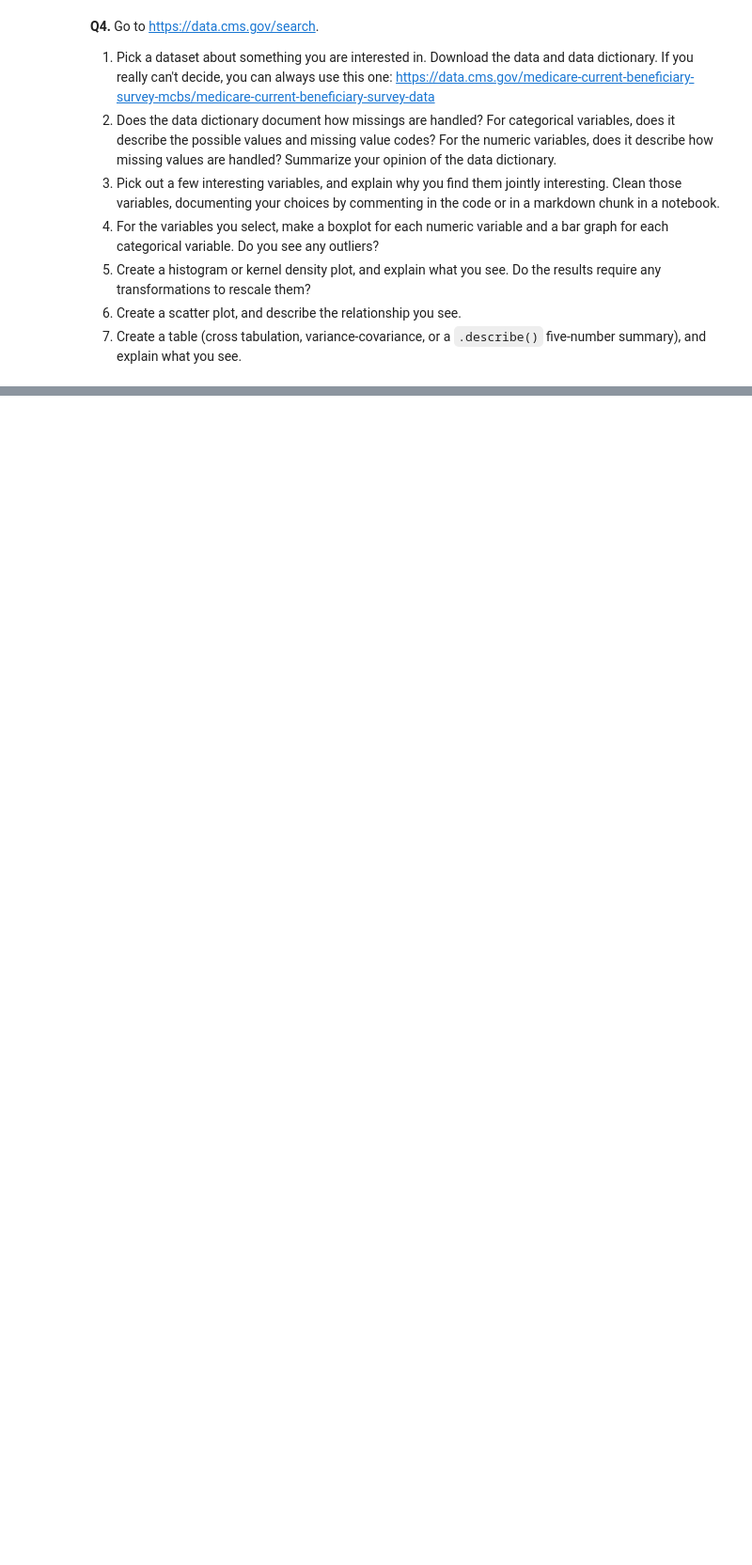
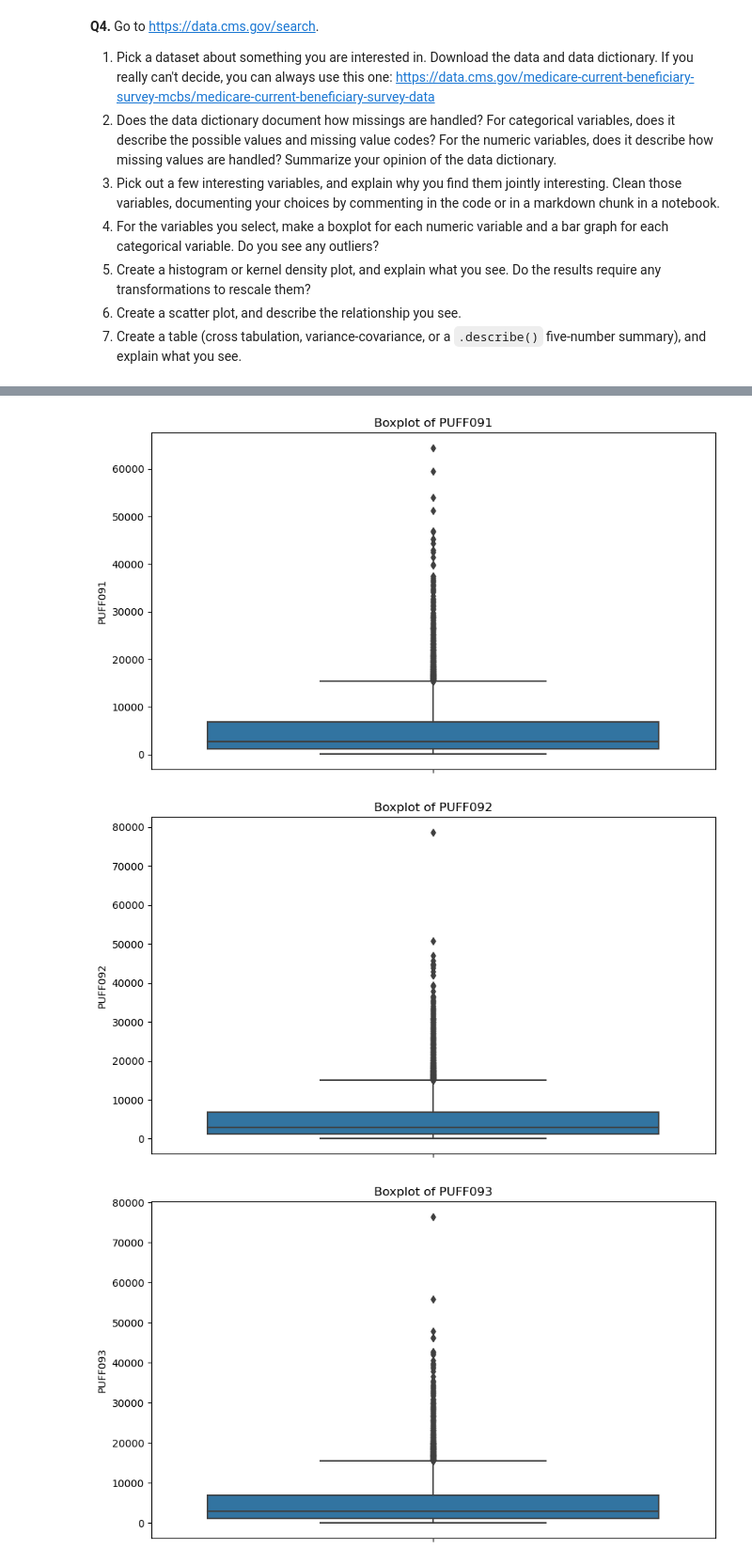
Before and after one commit to herinseo/visualization, a Jupyter notebook: assignment/assignment.ipynb, the cells around one changed output, grey strips where cells are left out. Shown at 94% size. Cells and saved outputs as stored; diff of their text form; code cells hidden in the pictures; blank space fills up the shorter version.

```diff
--- a/assignment/assignment.ipynb
+++ b/assignment/assignment.ipynb
@@ -248,3 +248,5 @@ For some context, the Federal government ultimately spent about $4.4 trillion in
 8. Create a table (cross tabulation, variance-covariance, or a `.describe()` five-number summary), and explain what you see.
 # %%
 # 1
+df_4 = pd.read_csv('./data/sfpuf2021_1_fall.csv', low_memory=False)
+df_4.head()
@@ -250,0 +293,12 @@ For some context, the Federal government ultimately spent about $4.4 trillion in
+# %%
+import pandas as pd
+
+# help of chatgpt
+# selection of a few variables
+selected_vars = ['ADM_H_MEDSTA', 'ADM_H_GHPSW', 'ADM_OP_MDCD'] + \
+                [f'PUFF{str(i).zfill(3)}' for i in range(91, 101)]
+# checking for missing values in selected variables
+missing_data = df_4[selected_vars].isnull().sum()
+print("Missing values in selected variables:\n", missing_data)
+# drop rows with missing values
+data_cleaned = df_4.dropna(subset=selected_vars)
@@ -250,0 +321,22 @@ For some context, the Federal government ultimately spent about $4.4 trillion in
+# %%
+import matplotlib.pyplot as plt
+import seaborn as sns
+
+# help of chatgpt
+# boxplots for numeric variables (PUFF091 to PUFF100)
+for var in selected_vars[3:]:  # Skip the first three categorical variables
+    plt.figure(figsize=(10, 6))
+    sns.boxplot(y=data_cleaned[var])
+    plt.title(f'Boxplot of {var}')
+    plt.show()
+
+# bar graphs for categorical variables
+for var in selected_vars[:3]:  # first three categorical variables
+    plt.figure(figsize=(10, 6))
+    sns.countplot(x=data_cleaned[var])
+    plt.title(f'Bar graph of {var}')
+    plt.show()
+# %% [output]
+[figure, added]
+[figure, added]
+[figure, added]
```
Also changed, not shown: parts of 8 cells of this notebook, 2 other files.
